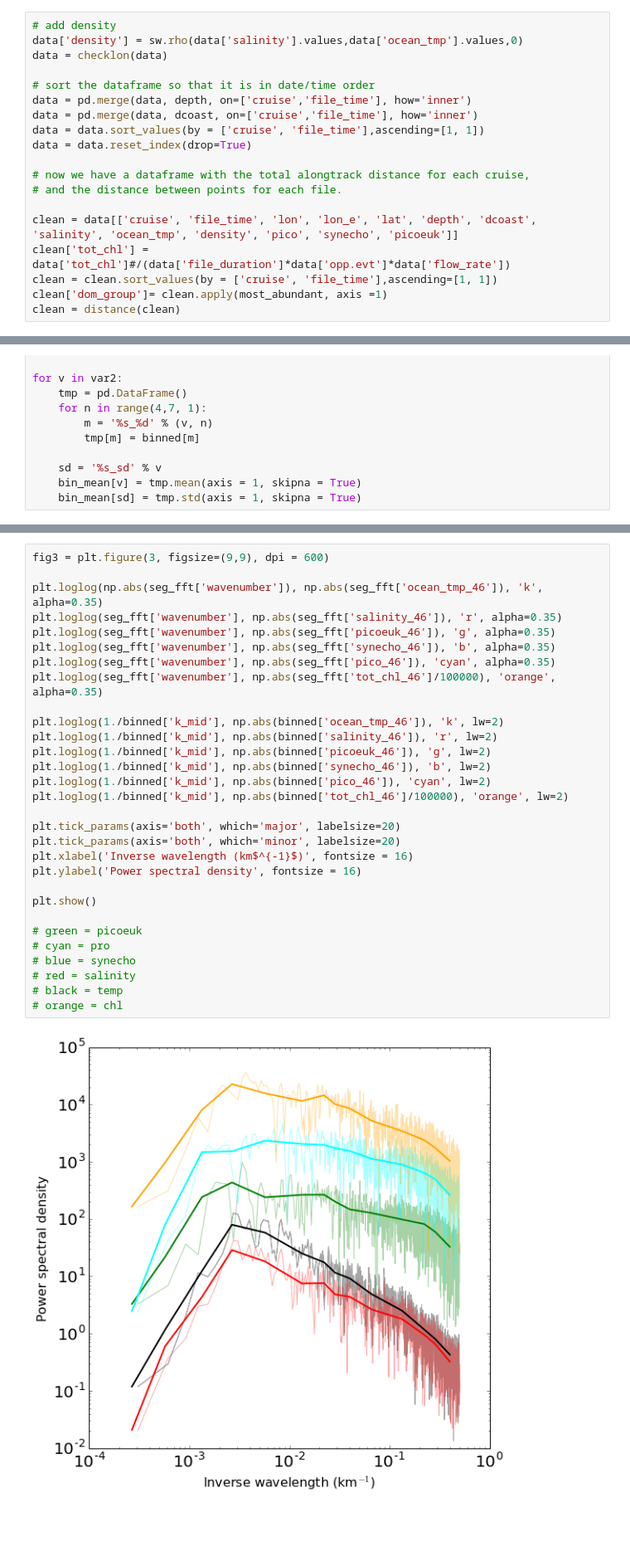
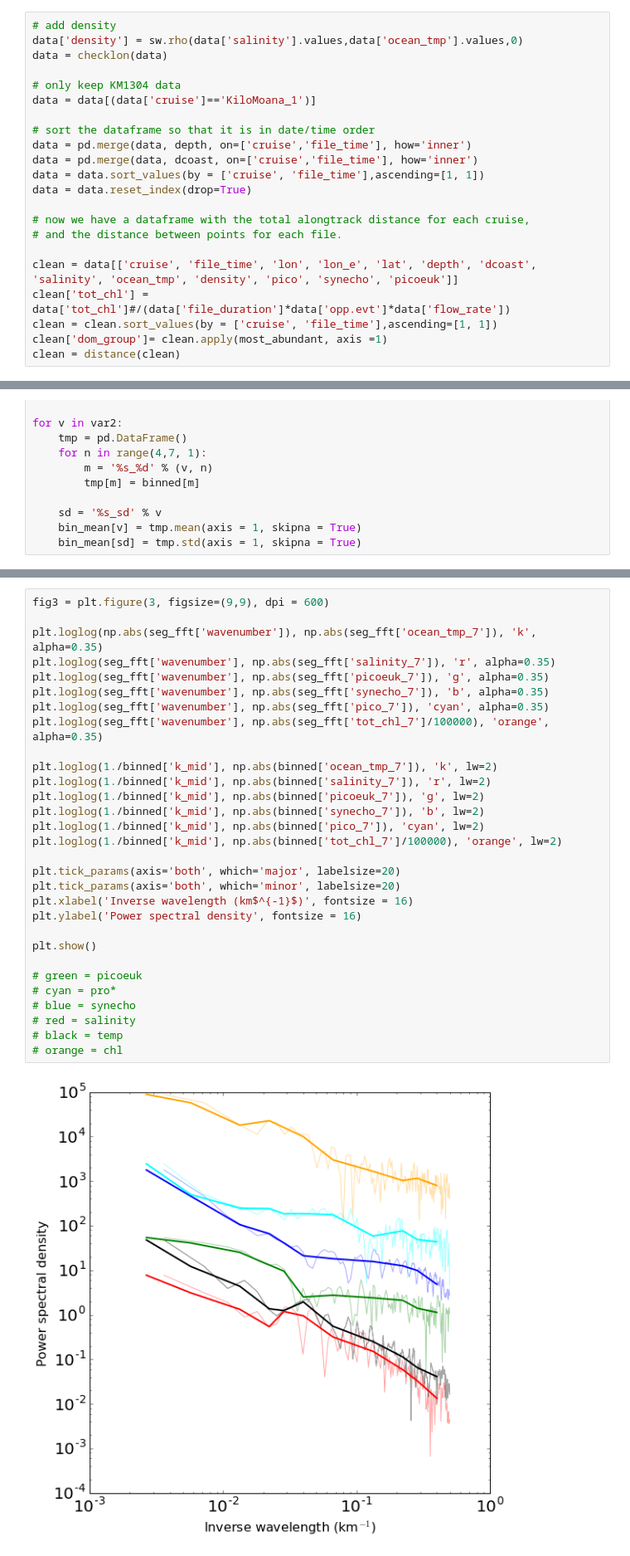
Before and after one commit to sophieclayton/KM1304_lengthscales, a Jupyter notebook: analysis/KM1304_fft.ipynb, the cells around one changed output, grey strips where cells are left out. Shown at 83% size. Drawn from its saved outputs; the diff is of its cells as text; blank space fills up the shorter version.

Commit message:
two versions of figure 1 and added FFT only for KM1304, started on slope estimation function

```diff
--- a/analysis/KM1304_fft.ipynb
+++ b/analysis/KM1304_fft.ipynb
@@ -258,6 +258,9 @@ Index([u'Unnamed: 0', u'Unnamed: 0.1', u'tot_chl', u'cruise', u'file_time',
 # add density
 data['density'] = sw.rho(data['salinity'].values,data['ocean_tmp'].values,0)
 data = checklon(data)
+
+# only keep KM1304 data
+data = data[(data['cruise']=='KiloMoana_1')]
 
 # sort the dataframe so that it is in date/time order
 data = pd.merge(data, depth, on=['cruise','file_time'], how='inner')
@@ -543,35 +554,35 @@ plt.show()
 # %%
 fig3 = plt.figure(3, figsize=(9,9), dpi = 600)
 
-plt.loglog(np.abs(seg_fft['wavenumber']), np.abs(seg_fft['ocean_tmp_46']), 'k', alpha=0.35)
-plt.loglog(seg_fft['wavenumber'], np.abs(seg_fft['salinity_46']), 'r', alpha=0.35)
-plt.loglog(seg_fft['wavenumber'], np.abs(seg_fft['picoeuk_46']), 'g', alpha=0.35)
-plt.loglog(seg_fft['wavenumber'], np.abs(seg_fft['synecho_46']), 'b', alpha=0.35)
-plt.loglog(seg_fft['wavenumber'], np.abs(seg_fft['pico_46']), 'cyan', alpha=0.35)
-plt.loglog(seg_fft['wavenumber'], np.abs(seg_fft['tot_chl_46']/100000), 'orange', alpha=0.35)
+plt.loglog(np.abs(seg_fft['wavenumber']), np.abs(seg_fft['ocean_tmp_7']), 'k', alpha=0.35)
+plt.loglog(seg_fft['wavenumber'], np.abs(seg_fft['salinity_7']), 'r', alpha=0.35)
+plt.loglog(seg_fft['wavenumber'], np.abs(seg_fft['picoeuk_7']), 'g', alpha=0.35)
+plt.loglog(seg_fft['wavenumber'], np.abs(seg_fft['synecho_7']), 'b', alpha=0.35)
+plt.loglog(seg_fft['wavenumber'], np.abs(seg_fft['pico_7']), 'cyan', alpha=0.35)
+plt.loglog(seg_fft['wavenumber'], np.abs(seg_fft['tot_chl_7']/100000), 'orange', alpha=0.35)
 
-plt.loglog(1./binned['k_mid'], np.abs(binned['ocean_tmp_46']), 'k', lw=2)
-plt.loglog(1./binned['k_mid'], np.abs(binned['salinity_46']), 'r', lw=2)
-plt.loglog(1./binned['k_mid'], np.abs(binned['picoeuk_46']), 'g', lw=2)
-plt.loglog(1./binned['k_mid'], np.abs(binned['synecho_46']), 'b', lw=2)
-plt.loglog(1./binned['k_mid'], np.abs(binned['pico_46']), 'cyan', lw=2)
-plt.loglog(1./binned['k_mid'], np.abs(binned['tot_chl_46']/100000), 'orange', lw=2)
+plt.loglog(1./binned['k_mid'], np.abs(binned['ocean_tmp_7']), 'k', lw=2)
+plt.loglog(1./binned['k_mid'], np.abs(binned['salinity_7']), 'r', lw=2)
+plt.loglog(1./binned['k_mid'], np.abs(binned['picoeuk_7']), 'g', lw=2)
+plt.loglog(1./binned['k_mid'], np.abs(binned['synecho_7']), 'b', lw=2)
+plt.loglog(1./binned['k_mid'], np.abs(binned['pico_7']), 'cyan', lw=2)
+plt.loglog(1./binned['k_mid'], np.abs(binned['tot_chl_7']/100000), 'orange', lw=2)
 
 plt.tick_params(axis='both', which='major', labelsize=20)
 plt.tick_params(axis='both', which='minor', labelsize=20)
 plt.xlabel('Inverse wavelength (km$^{-1}$)', fontsize = 16)
 plt.ylabel('Power spectral density', fontsize = 16)
 
 plt.show()
 
 # green = picoeuk
-# cyan = pro
+# cyan = pro*
 # blue = synecho
 # red = salinity
 # black = temp
 # orange = chl
 # %% [output]
-[figure, old version]
+[figure, new version]
 # %%
 fig3 = plt.figure(3, figsize=(9,9), dpi = 600)
 
```
Also changed, not shown: parts of 15 cells of this notebook, 1 other file.
